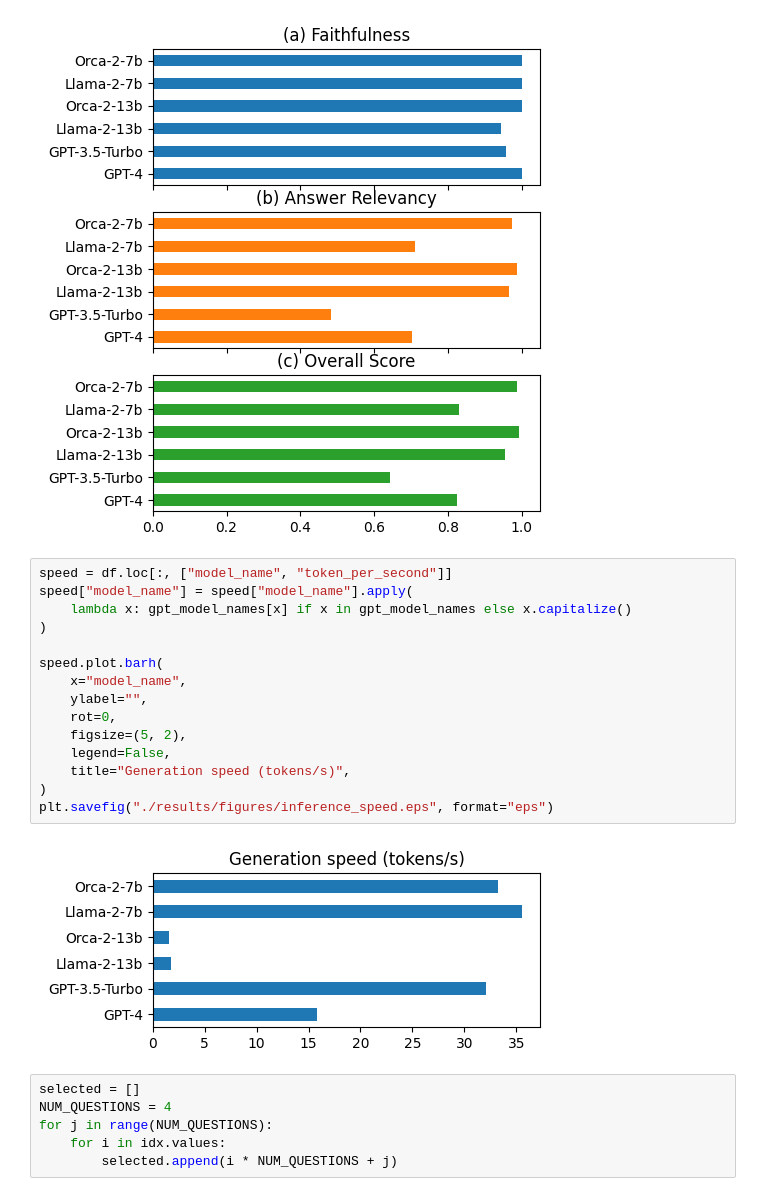
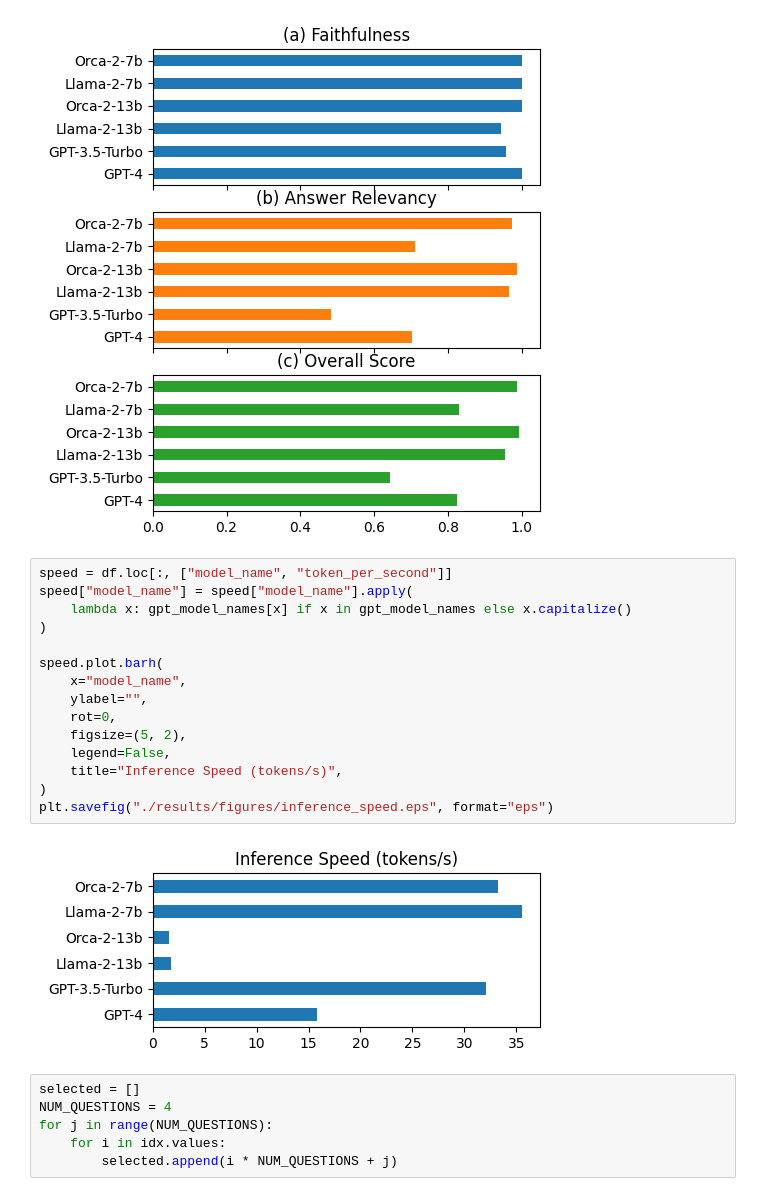
Before and after one commit to inflaton/Evaluation-of-Orca-2-for-RAG, a Jupyter notebook: results/4_generate-figures.ipynb, the cells around one changed output. Saved outputs shown, nothing was run; the diff lists cells and outputs as text.

```diff
--- a/results/4_generate-figures.ipynb
+++ b/results/4_generate-figures.ipynb
@@ -92,20 +92,20 @@ plt.savefig("./results/figures/perf_scores.eps", format="eps")
 # %%
 speed = df.loc[:, ["model_name", "token_per_second"]]
 speed["model_name"] = speed["model_name"].apply(
     lambda x: gpt_model_names[x] if x in gpt_model_names else x.capitalize()
 )
 
 speed.plot.barh(
     x="model_name",
     ylabel="",
     rot=0,
     figsize=(5, 2),
     legend=False,
-    title="Generation speed (tokens/s)",
+    title="Inference Speed (tokens/s)",
 )
 plt.savefig("./results/figures/inference_speed.eps", format="eps")
 # %% [output]
-[figure, old version]
+[figure, new version]
 # %%
 selected = []
 NUM_QUESTIONS = 4
```
Also changed, not shown: 1 other file.
